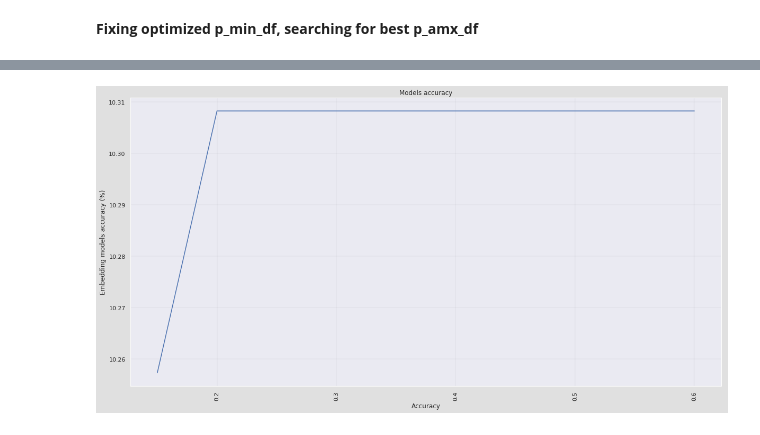
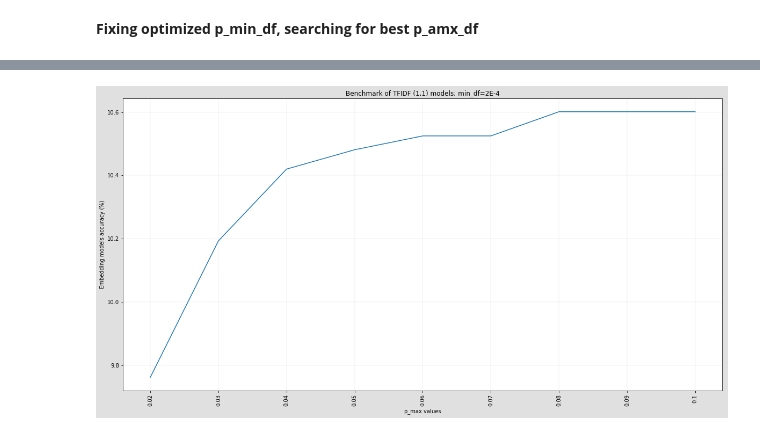
Before and after one commit to dataforcast/OC_Datascientist, a Jupyter notebook: P6/P6_StatisticalMethod.ipynb, the cells around one changed output, grey strips where cells are left out. Drawn from its saved outputs; the diff is of its cells as text; code cells hidden in the pictures.

```diff
--- a/P6/P6_StatisticalMethod.ipynb
+++ b/P6/P6_StatisticalMethod.ipynb
@@ -540,7 +540,7 @@ import p5_util
 dict_stat_result_1_1 = dict()
 
 # When building vacabulary, terms with frequency document < p_min_df are ignored.
-p_min_df_list = [0., 1e-4*0.5, 2e-4, 3e-4, 4e-4, 5e-4, 6e-4, 7e-4]
+p_min_df_list = [0., 1e-4, 2e-4, 3e-4, 4e-4, 5e-4, 6e-4, 7e-4]
 # When building vocabulary, terms with frequency document> p_max_df are ignored.
 p_max_df = 1.
 # %%
@@ -694,9 +694,11 @@ import p5_util
 dict_stat_result_1_1 = dict()
 
 # When building vacabulary, terms with frequency document < p_min_df are ignored.
-p_min_df = 3e-04
+p_min_df = 0.0002
 # When building vocabulary, terms with frequency document> p_max_df are ignored.
 p_max_df_list = [0.1, 2e-1, 3e-1, 4e-1, 5e-1,6e-1, 7e-1, 8e-1, 9e-1, 1.]
+p_max_df_list = [1e-2, 2e-2, 3e-2, 4e-2, 5e-2,6e-2, 7e-2, 8e-2, 9e-2, 10e-2]
+
 #p_max_df_list = [1.,]
 
 ngram1=1
@@ -776,7 +807,7 @@ df_result
 # %%
 import p6_util_plot
-title = "Models accuracy"
+title = "Benchmark of TFIDF (1,1) models; min_df=2E-4"
 p6_util_plot.ser_item_occurency_plot(df_result.P_MAX, df_result.Score*100, item_count=None, title=title,\
-                                    p_reverse=False, p_y_title='Embedding models accuracy (%)')
+                                    p_reverse=False, p_x_title='p_max values', p_y_title='Embedding models accuracy (%)')
 # %% [output]
-[figure, old version]
+[figure, new version]
```
Also changed, not shown: parts of 17 cells of this notebook, 11 other files.
